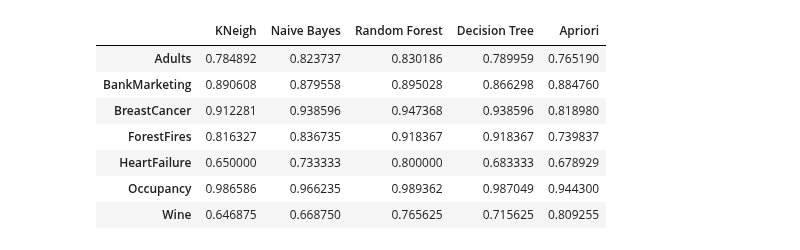
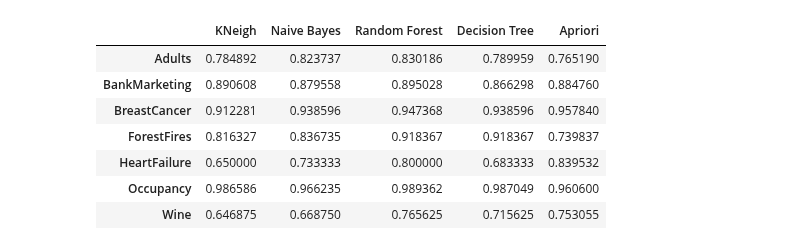
Before and after one commit to adriangohjw/CZ4032-Data-Mining-and-Analytics, a Jupyter notebook: Table.ipynb, the cells around one changed output. Saved outputs shown, nothing was run; the diff lists cells and outputs as text; code cells hidden in the pictures.

Commit message:
updated table

```diff
--- a/Table.ipynb
+++ b/Table.ipynb
@@ -3,21 +3,21 @@ import pandas as pd
 # %%
 df = pd.DataFrame(
     {
         "KNeigh": [0.784892, 0.890608, 0.912281, 0.816327, 0.65, 0.986586, 0.646875],
         "Naive Bayes": [0.823737, 0.879558, 0.938596, 0.836735, 0.733333, 0.966235, 0.66875],
         "Random Forest": [0.830186, 0.895028, 0.947368, 0.918367, 0.8, 0.989362, 0.765625],
         "Decision Tree": [0.789959, 0.866298, 0.938596, 0.918367, 0.683333, 0.987049, 0.715625],
-        "Apriori": [0.765190 ,0.884760, 0.818980, 0.739837, 0.678929, 0.944300, 0.809255]
+        "Apriori": [0.765190 ,0.884760, 0.957840, 0.739837, 0.839532, 0.960600, 0.753055]
     },
     columns=["KNeigh", "Naive Bayes", "Random Forest", "Decision Tree", "Apriori"],
     index = ["Adults", "BankMarketing", "BreastCancer", "ForestFires", "HeartFailure", "Occupancy", "Wine"])
 df
 # %% [output]
 |  | KNeigh | Naive Bayes | Random Forest | Decision Tree | Apriori |
 | Adults | 0.784892 | 0.823737 | 0.830186 | 0.789959 | 0.765190 |
 | BankMarketing | 0.890608 | 0.879558 | 0.895028 | 0.866298 | 0.884760 |
-| BreastCancer | 0.912281 | 0.938596 | 0.947368 | 0.938596 | 0.818980 |
+| BreastCancer | 0.912281 | 0.938596 | 0.947368 | 0.938596 | 0.957840 |
 | ForestFires | 0.816327 | 0.836735 | 0.918367 | 0.918367 | 0.739837 |
-| HeartFailure | 0.650000 | 0.733333 | 0.800000 | 0.683333 | 0.678929 |
-| Occupancy | 0.986586 | 0.966235 | 0.989362 | 0.987049 | 0.944300 |
-| Wine | 0.646875 | 0.668750 | 0.765625 | 0.715625 | 0.809255 |
+| HeartFailure | 0.650000 | 0.733333 | 0.800000 | 0.683333 | 0.839532 |
+| Occupancy | 0.986586 | 0.966235 | 0.989362 | 0.987049 | 0.960600 |
+| Wine | 0.646875 | 0.668750 | 0.765625 | 0.715625 | 0.753055 |
```
Also changed, not shown: 2 other files.
